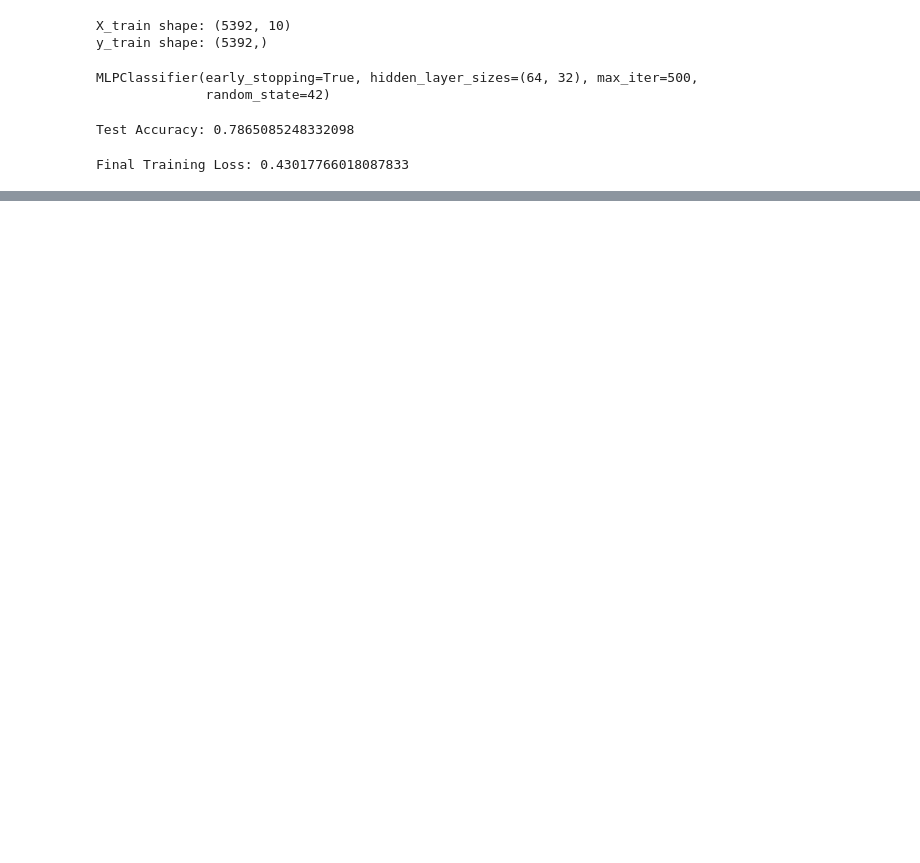
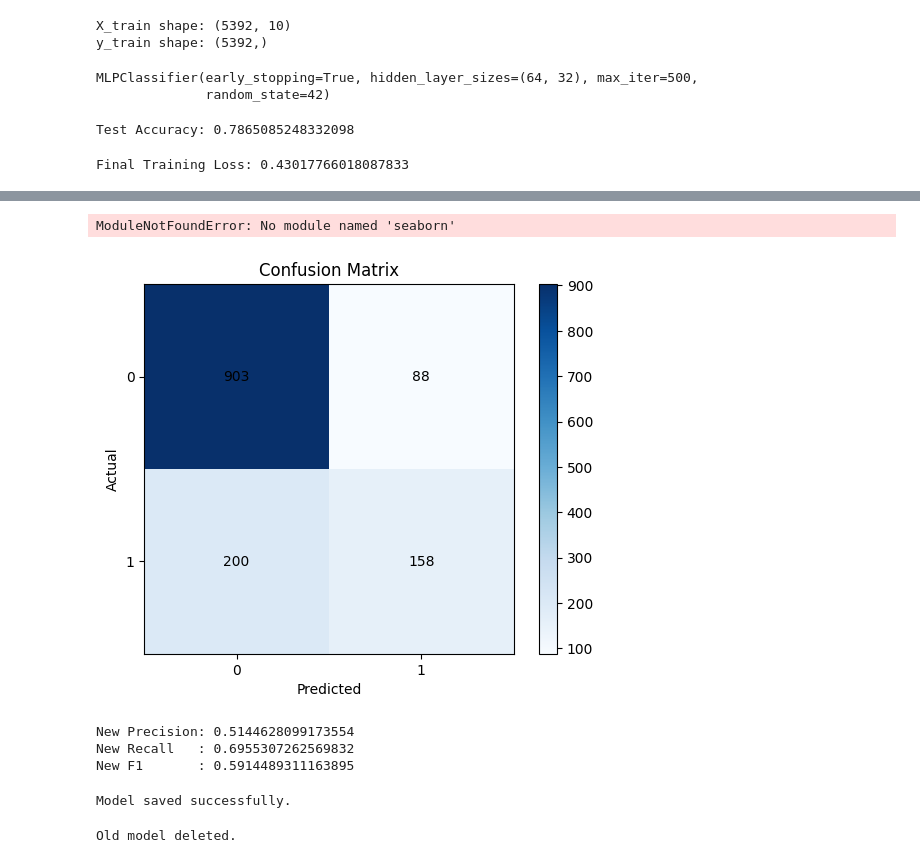
Before and after one commit to SamFisher8/Telco-Customer-Churn-Analysis, a Jupyter notebook: Predictive_Modeling/ann_training_script.ipynb, the cells around one changed output, grey strips where cells are left out. Drawn from its saved outputs; the diff is of its cells as text; code cells hidden in the pictures; blank space fills up the shorter version.

```diff
--- a/Predictive_Modeling/ann_training_script.ipynb
+++ b/Predictive_Modeling/ann_training_script.ipynb
@@ -39,3 +39,11 @@ Test Accuracy: 0.7865085248332098
 print("Final Training Loss:", model.loss_)
 # %% [output]
 Final Training Loss: 0.43017766018087833
+# %%
+# 1️⃣ 生成预测类别
+y_pred = model.predict(X_test)
+
+# 2️⃣ 生成 churn 概率
+y_prob = model.predict_proba(X_test)[:, 1]
+
+print("Sample probabilities:", y_prob[:5])
@@ -41,0 +88,69 @@ Final Training Loss: 0.43017766018087833
+# %%
+from sklearn.metrics import confusion_matrix
+import seaborn as sns
+import matplotlib.pyplot as plt
+
+cm = confusion_matrix(y_test, y_pred)
+
+sns.heatmap(cm, annot=True, fmt='d')
+plt.xlabel("Predicted")
+plt.ylabel("Actual")
+plt.title("Confusion Matrix")
+plt.show()
+# %% [output]
+ModuleNotFoundError: No module named 'seaborn'
+# %%
+from sklearn.metrics import confusion_matrix
+import matplotlib.pyplot as plt
+
+cm = confusion_matrix(y_test, y_pred)
+
+plt.imshow(cm, cmap='Blues')
+plt.colorbar()
+
+plt.xticks([0,1])
+plt.yticks([0,1])
+
+plt.xlabel("Predicted")
+plt.ylabel("Actual")
+plt.title("Confusion Matrix")
+
+for i in range(2):
+    for j in range(2):
+        plt.text(j, i, cm[i, j], ha='center', va='center')
+
+plt.show()
+# %% [output]
+[figure, added]
+# %%
+# 调整阈值为 0.3
+y_pred_03 = (y_prob > 0.3).astype(int)
+
+from sklearn.metrics import recall_score, precision_score, f1_score
+
+print("New Precision:", precision_score(y_test, y_pred_03))
+print("New Recall   :", recall_score(y_test, y_pred_03))
+print("New F1       :", f1_score(y_test, y_pred_03))
+# %% [output]
+New Precision: 0.5144628099173554
+New Recall   : 0.6955307262569832
+New F1       : 0.5914489311163895
+# %%
+import joblib
+
+# 保存模型
+joblib.dump(model, "ann_mlp_model.pkl")
+
+print("Model saved successfully.")
+# %% [output]
+Model saved successfully.
+# %%
+import os
+
+if os.path.exists("ann_mlp_model.pkl"):
+    os.remove("ann_mlp_model.pkl")
+    print("Old model deleted.")
+else:
+    print("No existing model file found.")
+# %% [output]
+Old model deleted.
```
Also changed, not shown: parts of 6 cells of this notebook.
